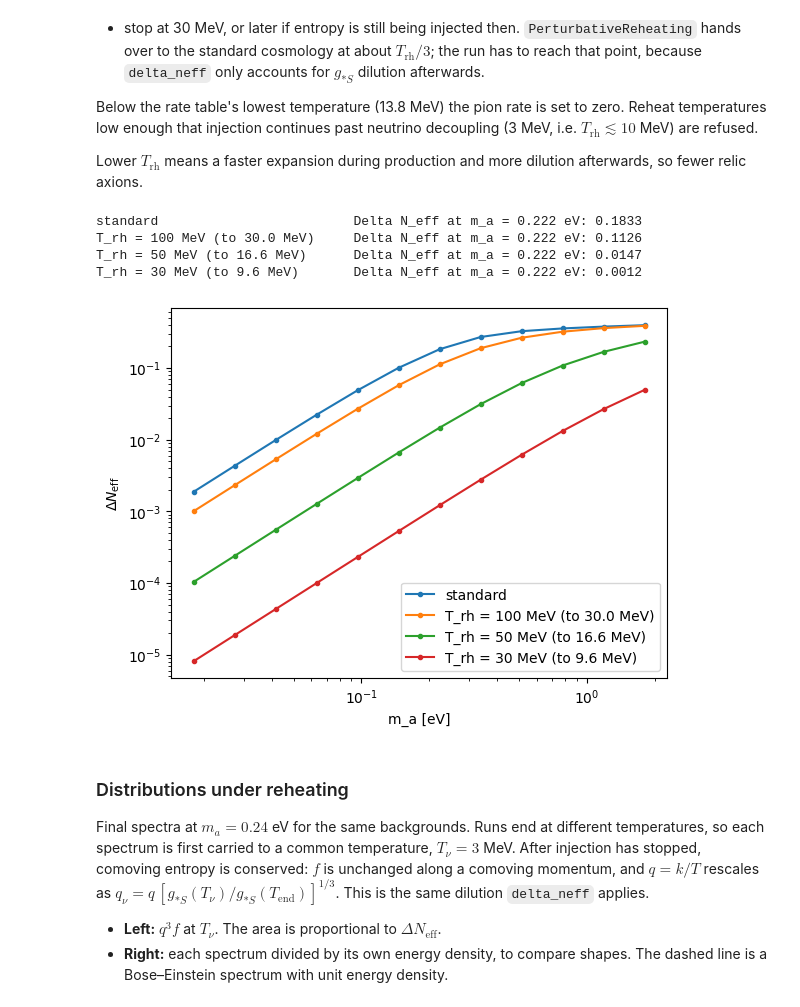
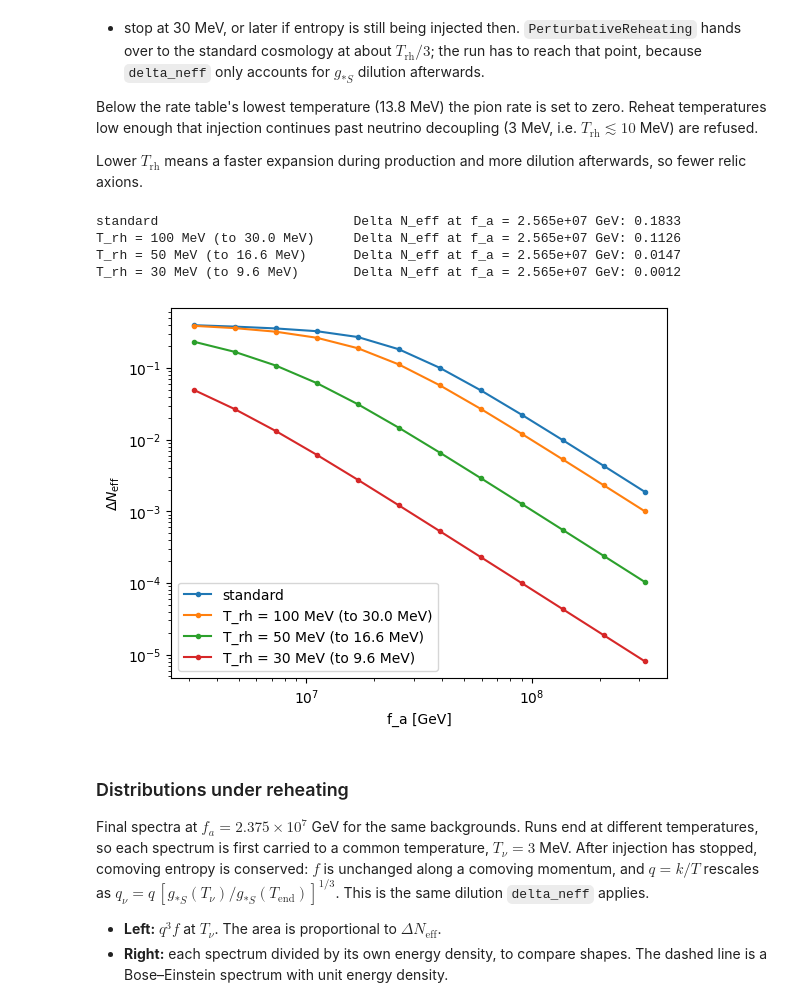
Before and after one commit to adam-gomulka/PyBolt, a Jupyter notebook: Pion_axion_production.ipynb, the cells around one changed output. Cells and saved outputs as stored; diff of their text form; code cells hidden in the pictures.

```diff
--- a/Pion_axion_production.ipynb
+++ b/Pion_axion_production.ipynb
@@ -173,29 +175,29 @@ Lower $T_\mathrm{rh}$ means a faster expansion during production and more diluti
 # %%
 scenarios = [("standard", None), ("reheating", 0.100), ("reheating", 0.050), ("reheating", 0.030)]
 
 fig, ax = plt.subplots()
 for bg_name, T_rh in scenarios:
     background = fBE_pion.build_background(bg_name, T_rh=T_rh)
     T_start, T_end = fBE_pion.run_window(background)
     x_bg = fBE_pion.x_grid(fBE_pion.N_X, T_start, T_end)
     dn = [delta_neff(q_grid, fBE_pion.solve_distribution(f, tables["pheno"], x_bg, q_grid, background), T_end)
           for f in f_vals]
     label = "standard" if T_rh is None else f"T_rh = {T_rh*1e3:.0f} MeV (to {T_end*1e3:.1f} MeV)"
-    ax.loglog(m_vals, dn, "-o", ms=3, label=label)
-    print(f"{label:32s} Delta N_eff at m_a = {m_vals[5]:.3f} eV: {dn[5]:.4f}")
-ax.set_xlabel("m_a [eV]")
+    ax.loglog(f_vals, dn, "-o", ms=3, label=label)
+    print(f"{label:32s} Delta N_eff at f_a = {f_vals[5]:.3e} GeV: {dn[5]:.4f}")
+ax.set_xlabel("f_a [GeV]")
 ax.set_ylabel(r"$\Delta N_\mathrm{eff}$")
 ax.legend();
 # %% [output]
-standard                         Delta N_eff at m_a = 0.222 eV: 0.1833
-T_rh = 100 MeV (to 30.0 MeV)     Delta N_eff at m_a = 0.222 eV: 0.1126
-T_rh = 50 MeV (to 16.6 MeV)      Delta N_eff at m_a = 0.222 eV: 0.0147
-T_rh = 30 MeV (to 9.6 MeV)       Delta N_eff at m_a = 0.222 eV: 0.0012
+standard                         Delta N_eff at f_a = 2.565e+07 GeV: 0.1833
+T_rh = 100 MeV (to 30.0 MeV)     Delta N_eff at f_a = 2.565e+07 GeV: 0.1126
+T_rh = 50 MeV (to 16.6 MeV)      Delta N_eff at f_a = 2.565e+07 GeV: 0.0147
+T_rh = 30 MeV (to 9.6 MeV)       Delta N_eff at f_a = 2.565e+07 GeV: 0.0012
-[figure, old version]
+[figure, new version]
 # %% [markdown]
 ### Distributions under reheating
 
-Final spectra at $m_a = 0.24$ eV for the same backgrounds. Runs end at different temperatures, so each spectrum
+Final spectra at $f_a = 2.375\times 10^7$ GeV for the same backgrounds. Runs end at different temperatures, so each spectrum
 is first carried to a common temperature, $T_\nu = 3$ MeV. After injection has stopped, comoving entropy is
 conserved: $f$ is unchanged along a comoving momentum, and $q = k/T$ rescales as
 $q_\nu = q\,[g_{*S}(T_\nu)/g_{*S}(T_\mathrm{end})]^{1/3}$. This is the same dilution `delta_neff` applies.
```
Also changed, not shown: parts of 9 cells of this notebook, 2 other files.
